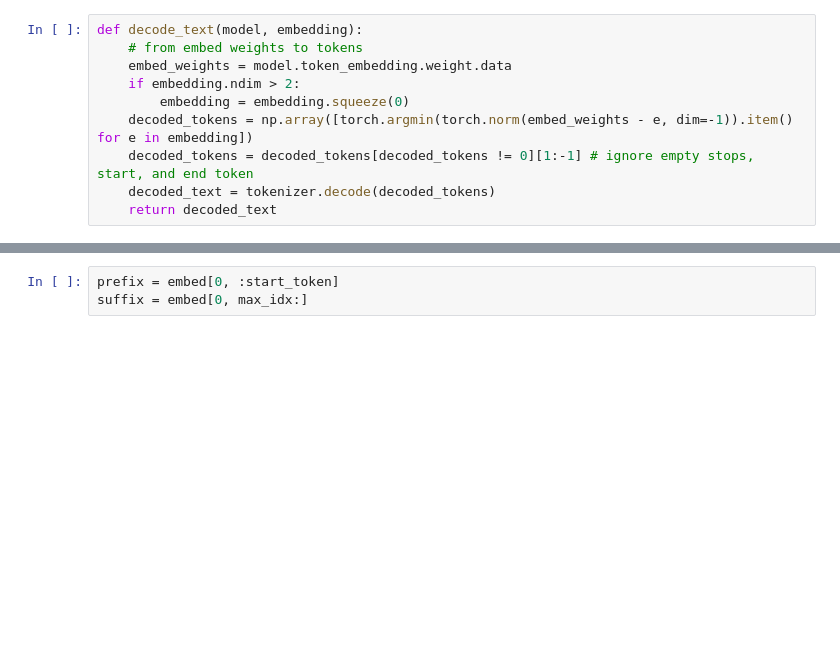
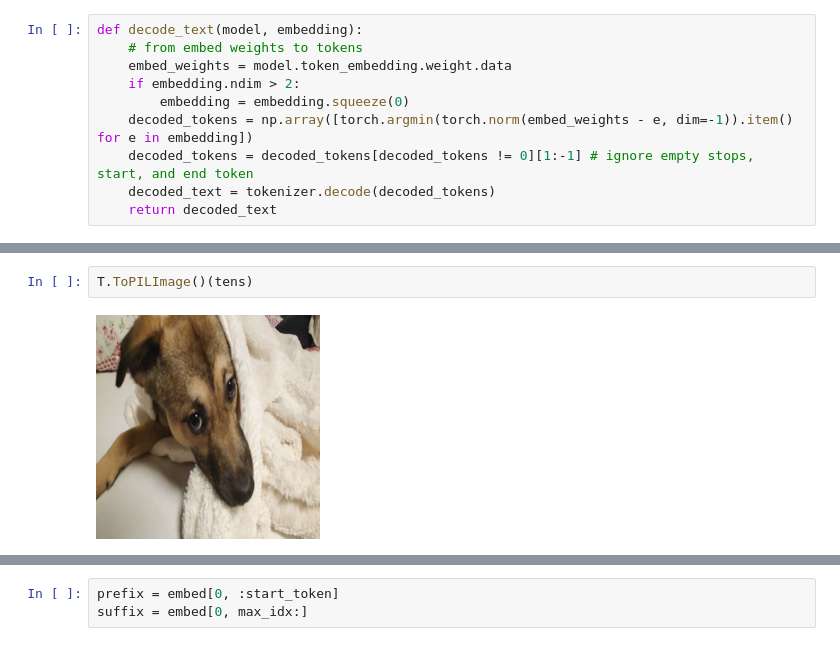
Before and after one commit to NotNANtoN/CLIP_playground, a Jupyter notebook: img2text.ipynb, the cells around one changed output, grey strips where cells are left out. Saved outputs shown, nothing was run; the diff lists cells and outputs as text; blank space fills up the shorter version.

```diff
--- a/img2text.ipynb
+++ b/img2text.ipynb
@@ -40,0 +52,4 @@ plt.imshow(img)
+# %%
+T.ToPILImage()(tens)
+# %% [output]
+[figure, added]
```
Also changed, not shown: parts of 41 cells of this notebook, 3 other files.
